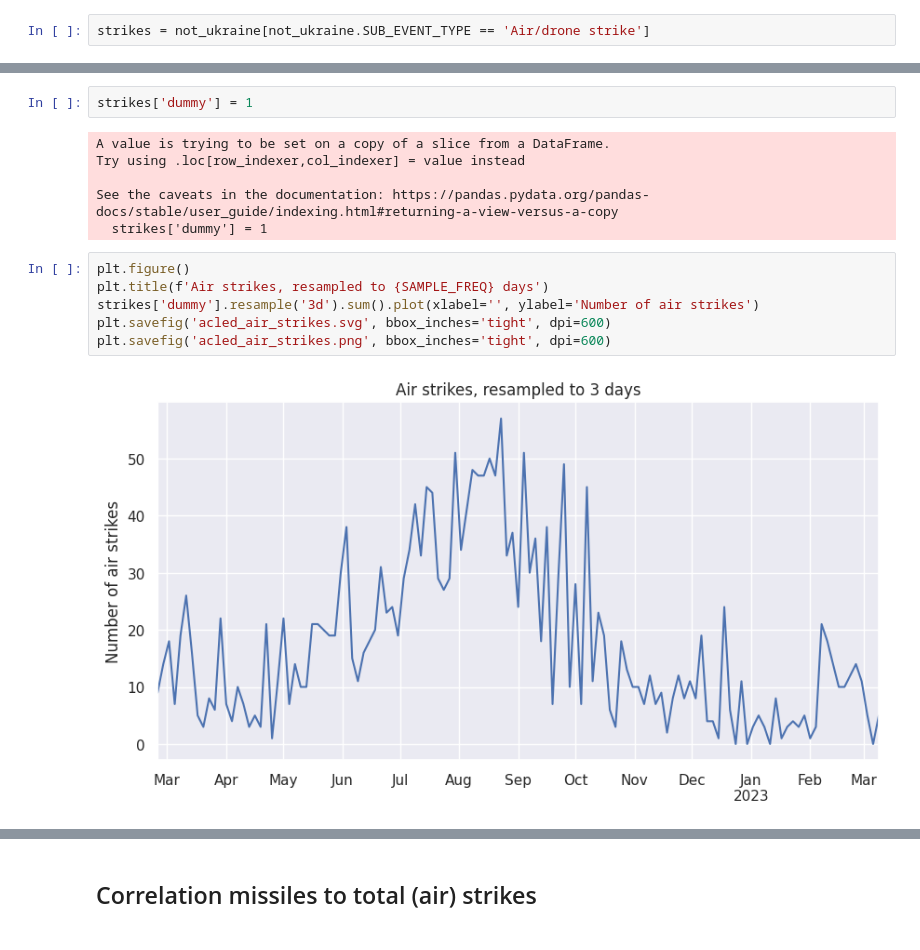
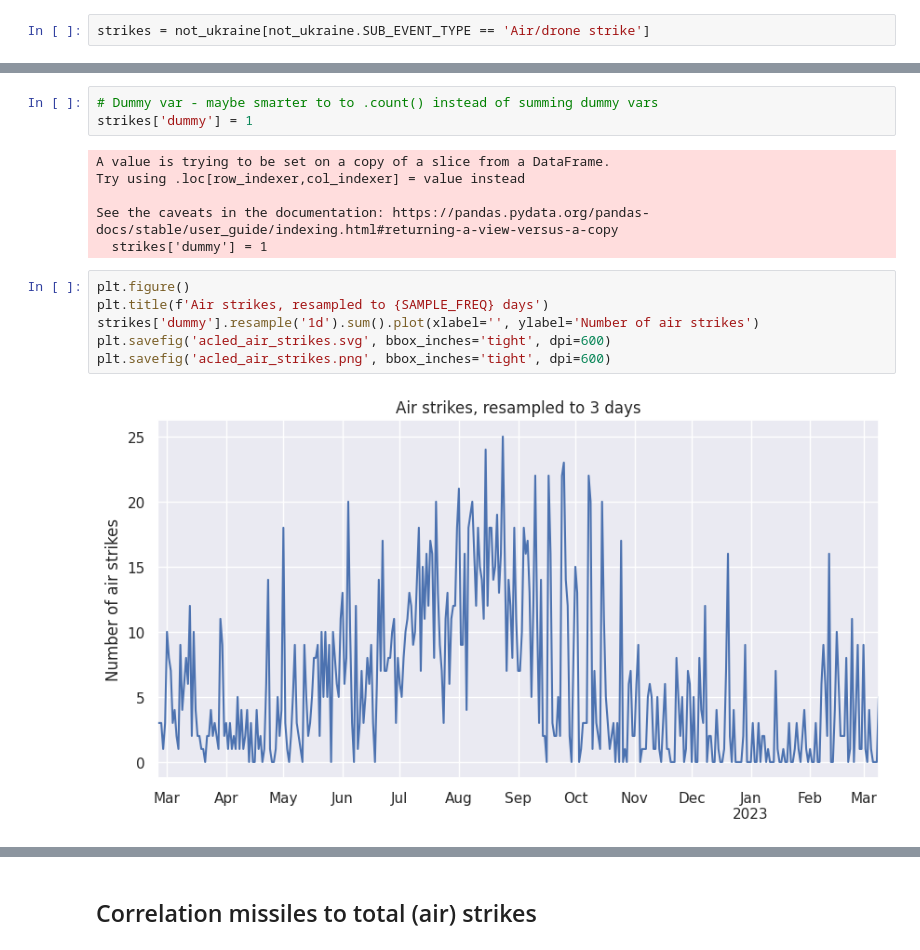
Before and after one commit to conflict-investigations/acled-analysis, a Jupyter notebook: acled_analysis.ipynb, the cells around one changed output, grey strips where cells are left out. Saved outputs shown, nothing was run; the diff lists cells and outputs as text.

Commit message:
Update analysis ipython notebook, lots of plots

```diff
--- a/acled_analysis.ipynb
+++ b/acled_analysis.ipynb
@@ -166,4 +61,5 @@ array(['On 24 February 2022, a Russian airstrike targeted the Mikolaiv air base,
 # %%
+# Dummy var - maybe smarter to to .count() instead of summing dummy vars
 strikes['dummy'] = 1
 # %% [output]
 A value is trying to be set on a copy of a slice from a DataFrame.
@@ -174,8 +70,8 @@ See the caveats in the documentation: https://pandas.pydata.org/pandas-docs/stab
 # %%
 plt.figure()
 plt.title(f'Air strikes, resampled to {SAMPLE_FREQ} days')
-strikes['dummy'].resample('3d').sum().plot(xlabel='', ylabel='Number of air strikes')
+strikes['dummy'].resample('1d').sum().plot(xlabel='', ylabel='Number of air strikes')
 plt.savefig('acled_air_strikes.svg', bbox_inches='tight', dpi=600)
 plt.savefig('acled_air_strikes.png', bbox_inches='tight', dpi=600)
 # %% [output]
-[figure, old version]
+[figure, new version]
```
Also changed, not shown: parts of 51 cells of this notebook.
